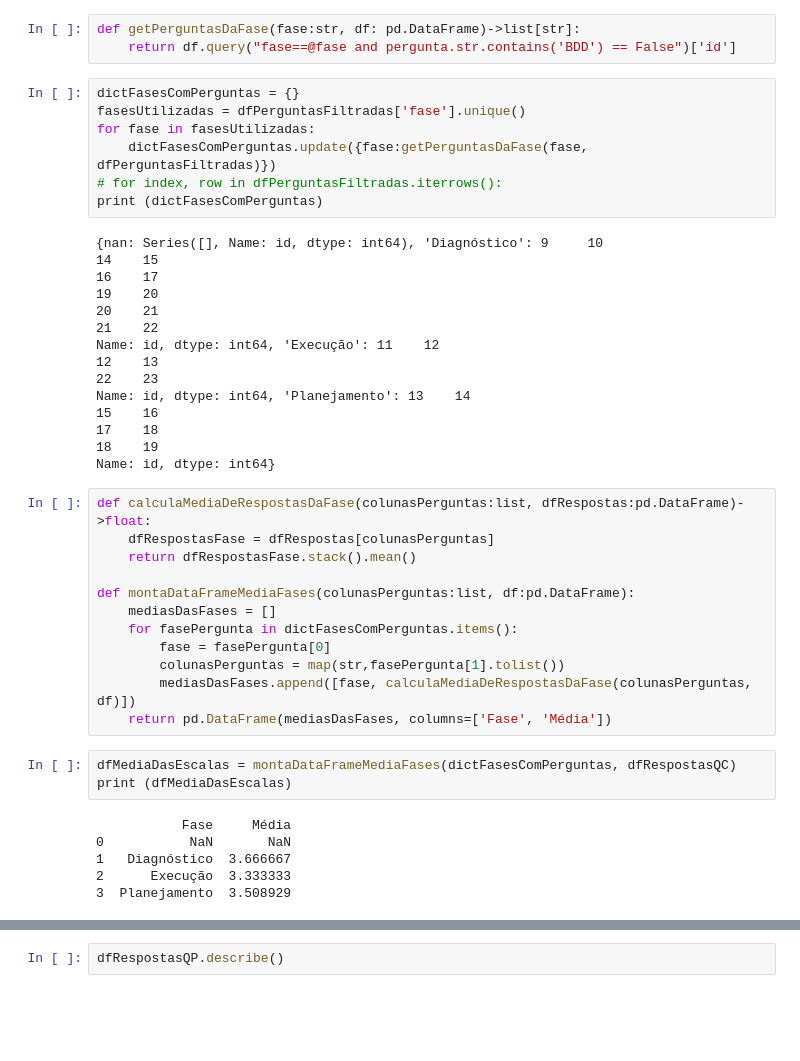
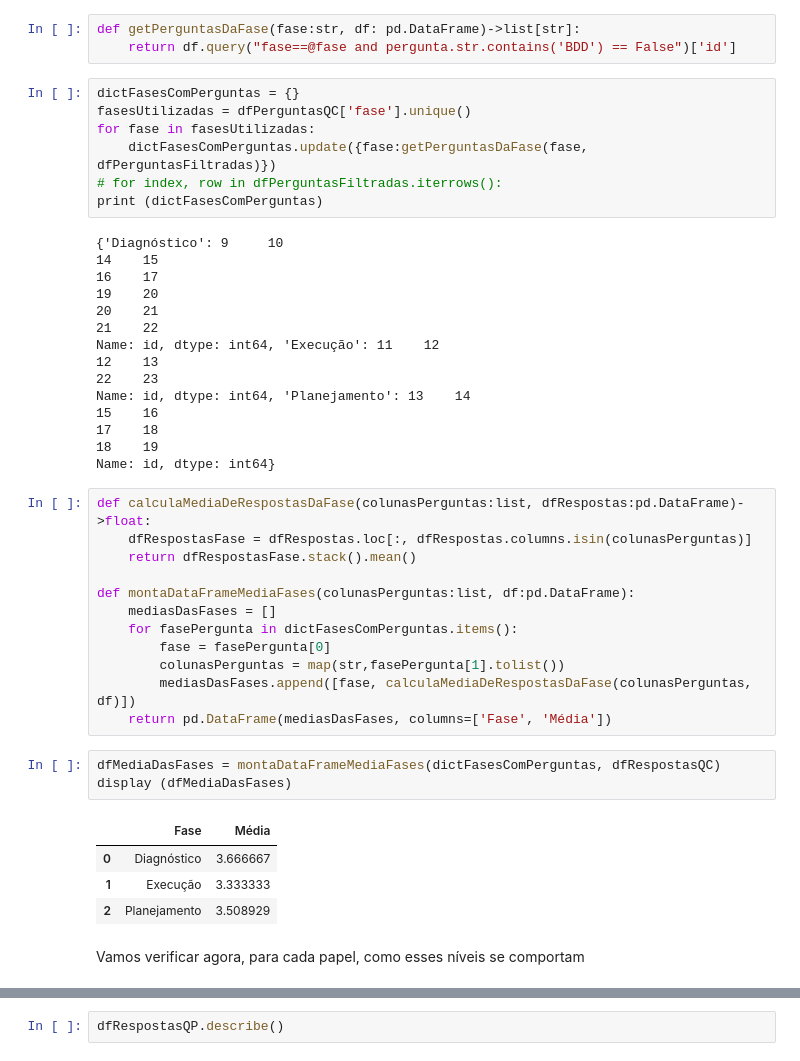
Before and after one commit to demetriusjube/ppca-engenharia-requisitos, a Jupyter notebook: analise-respostas.ipynb, the cells around one changed output, grey strips where cells are left out. Drawn from its saved outputs; the diff is of its cells as text; blank space fills up the shorter version.

```diff
--- a/analise-respostas.ipynb
+++ b/analise-respostas.ipynb
@@ -575,13 +575,13 @@ def getPerguntasDaFase(fase:str, df: pd.DataFrame)->list[str]:
     return df.query("fase==@fase and pergunta.str.contains('BDD') == False")['id']
 # %%
 dictFasesComPerguntas = {}
-fasesUtilizadas = dfPerguntasFiltradas['fase'].unique()
+fasesUtilizadas = dfPerguntasQC['fase'].unique()
 for fase in fasesUtilizadas:
     dictFasesComPerguntas.update({fase:getPerguntasDaFase(fase, dfPerguntasFiltradas)})
 # for index, row in dfPerguntasFiltradas.iterrows():
 print (dictFasesComPerguntas)
 # %% [output]
-{nan: Series([], Name: id, dtype: int64), 'Diagnóstico': 9     10
+{'Diagnóstico': 9     10
 14    15
 16    17
 19    20
@@ -597,7 +597,7 @@ Name: id, dtype: int64, 'Planejamento': 13    14
 Name: id, dtype: int64}
 # %%
 def calculaMediaDeRespostasDaFase(colunasPerguntas:list, dfRespostas:pd.DataFrame)->float:
-    dfRespostasFase = dfRespostas[colunasPerguntas]
+    dfRespostasFase = dfRespostas.loc[:, dfRespostas.columns.isin(colunasPerguntas)]
     return dfRespostasFase.stack().mean()
 
 def montaDataFrameMediaFases(colunasPerguntas:list, df:pd.DataFrame):
@@ -608,11 +608,12 @@ def montaDataFrameMediaFases(colunasPerguntas:list, df:pd.DataFrame):
         mediasDasFases.append([fase, calculaMediaDeRespostasDaFase(colunasPerguntas, df)])
     return pd.DataFrame(mediasDasFases, columns=['Fase', 'Média'])
 # %%
-dfMediaDasEscalas = montaDataFrameMediaFases(dictFasesComPerguntas, dfRespostasQC)
-print (dfMediaDasEscalas)
+dfMediaDasFases = montaDataFrameMediaFases(dictFasesComPerguntas, dfRespostasQC)
+display (dfMediaDasFases)
 # %% [output]
-           Fase     Média
-0           NaN       NaN
-1   Diagnóstico  3.666667
-2      Execução  3.333333
-3  Planejamento  3.508929
+|  | Fase | Média |
+| 0 | Diagnóstico | 3.666667 |
+| 1 | Execução | 3.333333 |
+| 2 | Planejamento | 3.508929 |
+# %% [markdown]
+Vamos verificar agora, para cada papel, como esses níveis se comportam
```
Also changed, not shown: parts of 15 cells of this notebook.
